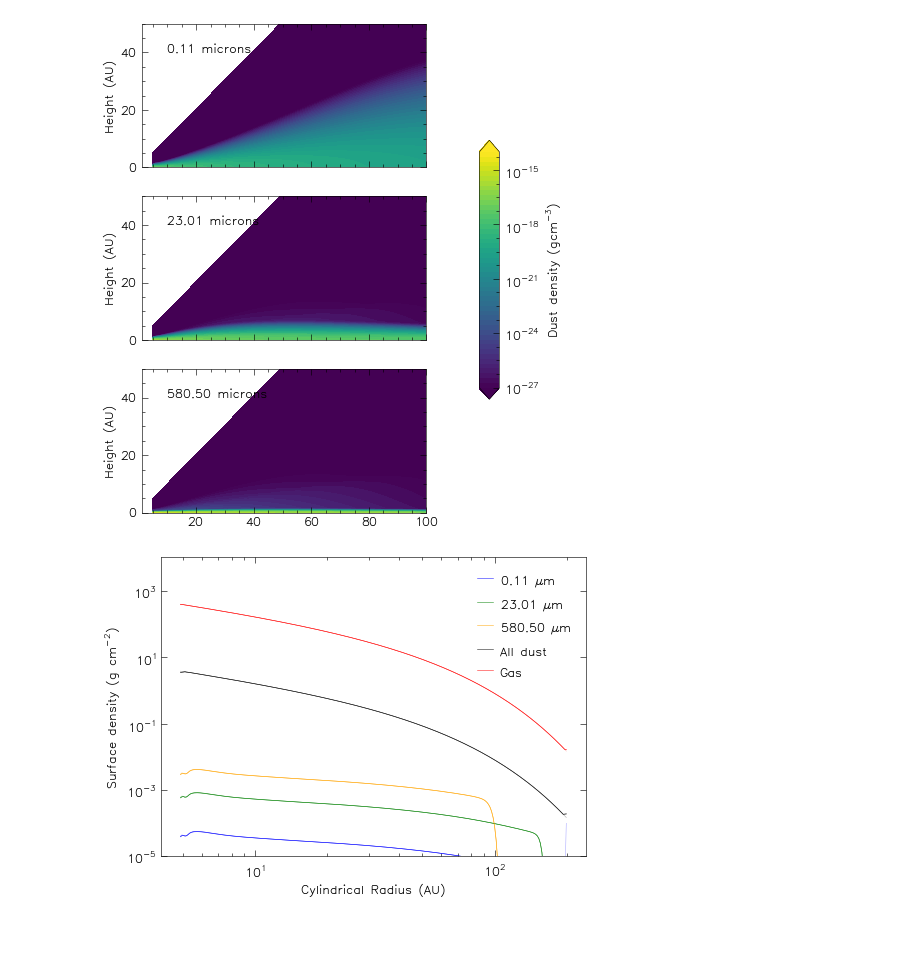
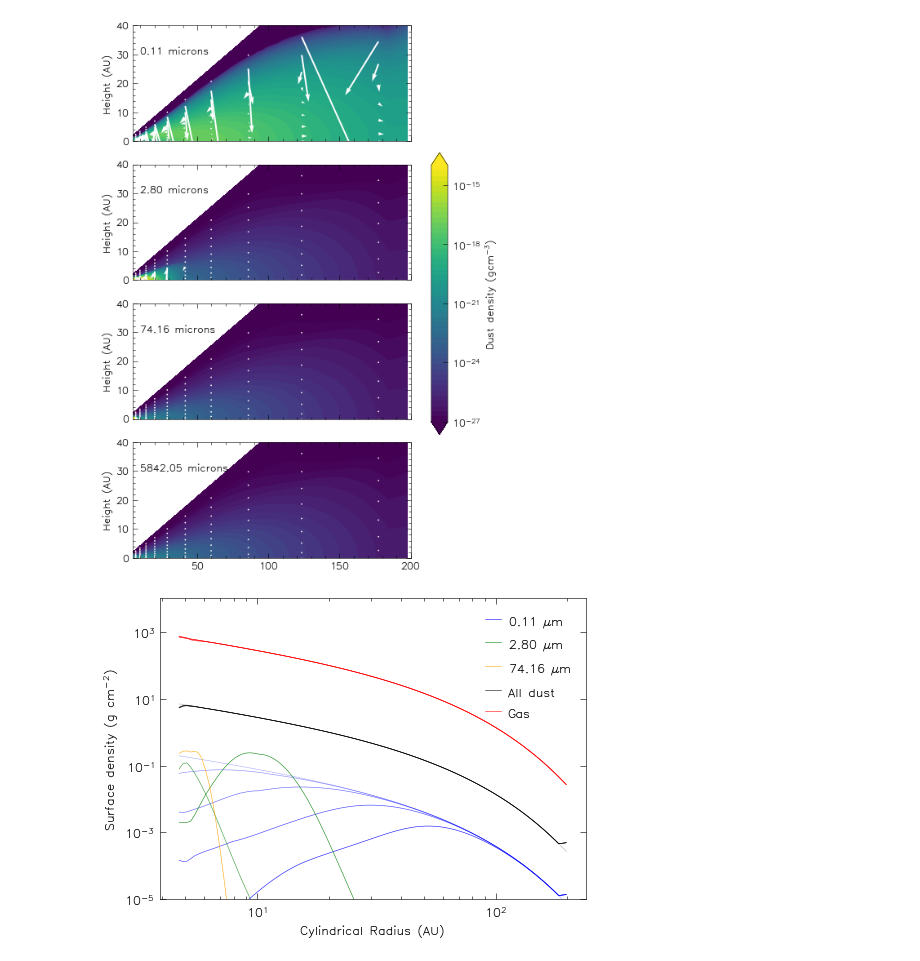
Before and after one commit to cuDisc/cuDisc, a Jupyter notebook: codes/python/disc_plotter_icevap.ipynb, the cells around one changed output. Cells and saved outputs as stored; diff of their text form; code cells hidden in the pictures; blank space fills up the shorter version.

Commit message:
updated icevap example and plotter

```diff
--- a/codes/python/disc_plotter_icevap.ipynb
+++ b/codes/python/disc_plotter_icevap.ipynb
@@ -8,7 +8,7 @@ import matplotlib.pyplot as plt
 Import 2D cuDisc run
 """
 
-sim = CuDiscModel("../outputs/icevap_example/0")
+sim = CuDiscModel("../outputs/icevap_example/new")
 
 # Load in grids, densities and temperatures
 
@@ -39,35 +39,36 @@ Sig_COk = 2.*np.sum(CO.ice[:,:,2:-2,:,0]* np.diff(Z_e[None,:,2:-2,None],axis=2),
 
 Sig_COvap = 2.*np.sum(CO.vap[:,:,2:-2] * np.diff(Z_e[None,:,2:-2],axis=2), axis=2)
 Sig_COtot = 2.*np.sum((CO.ice[:,:,2:-2,:,0].sum(-1)+CO.vap[:,:,2:-2]) * np.diff(Z_e[None,:,2:-2],axis=2), axis=2)
+
+bins = sim.compute_binned_profiles(g, dust, CO, sizes, 1.675, 0.89)
 # %%
 # Plot dust density
 
 t_snap = -1
-grains = [0,50,80]
+grains = [0,30,60,100]
 
 fig, ax = plt.subplots(len(grains), 1, figsize=(7, 3*len(grains)), sharex=True, sharey=True)
 
 for i in range(len(grains)):
-    ax[i].set_aspect("equal")
+    # ax[i].set_aspect("equal")
     con = ax[i].contourf(g.R/au, g.Z/au, np.log10(dust.rho[t_snap,:,:,grains[i]]), np.linspace(-27,-14,50), extend='both')
-    con = ax[i].contourf(g.R/au, g.Z/au, np.log10(dust.rho[t_snap,:,:,grains[i]]), np.linspace(-27,-14,50), extend='both')
-    #ax[i].quiver(g.R[::10,:100:10]/au, g.Z[::10,:100:10]/au, (dust.vR[t_snap,::10,:100:10,grains[i]]), (dust.vZ[t_snap,::10,:100:10,grains[i]]), color='white', scale=1000)
-    ax[i].text(10,40, "%1.2f microns"%(sizes.a_c[grains[i]]*1e4), fontsize=16, c='k')
+    ax[i].quiver(g.R[::10,:100:10]/au, g.Z[::10,:100:10]/au, (dust.vR[t_snap,::10,:100:10,grains[i]]), (dust.vZ[t_snap,::10,:100:10,grains[i]]), color='white', scale=1000)
+    ax[i].text(10,30, "%1.2f microns"%(sizes.a_c[grains[i]]*1e4), fontsize=16, c='k')
     ax[i].set_ylabel('Height (AU)')
 
 
-plt.xlim(1,100)
-plt.ylim(0,50)
+plt.xlim(5,200)
+plt.ylim(0,40)
 fig.subplots_adjust(right=0.8)
 cbar_ax = fig.add_axes([0.85, 0.3, 0.04, 0.4])
 cbar = fig.colorbar(con, cax=cbar_ax)
 cbar.set_ticks(np.arange(-27,-12,3))
 cbar.set_ticklabels(["$10^{%d}$"%(x) for x in np.arange(-27,-12,3)])
 cbar.set_label(r"Dust density (gcm$^{-3}$)")
 
 plt.show()
 # %% [output]
-[figure, old version]
+[figure, new version]
 # %%
 # Calculate and plot dust & gas surface density
 
@@ -95,7 +96,7 @@ plt.legend()
 plt.tight_layout()
 plt.show()
 # %% [output]
-[figure, old version]
+[figure, new version]
 # %%
 # Plot volatile surface density
 
```
Also changed, not shown: parts of 7 cells of this notebook, 1 other file.
